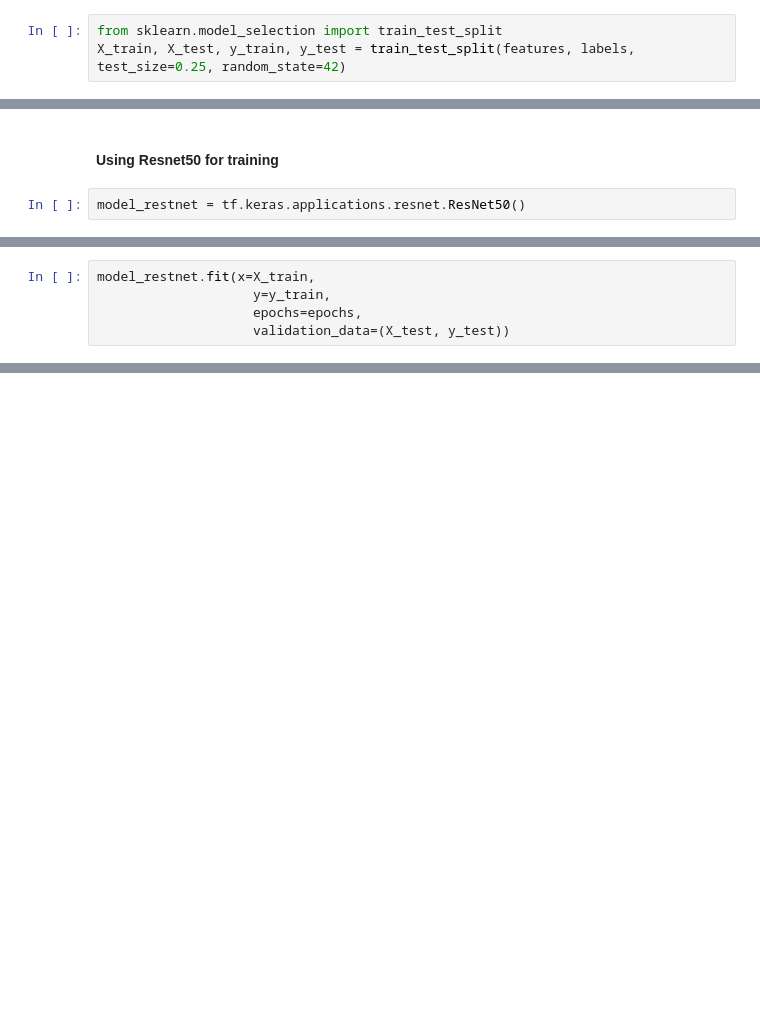
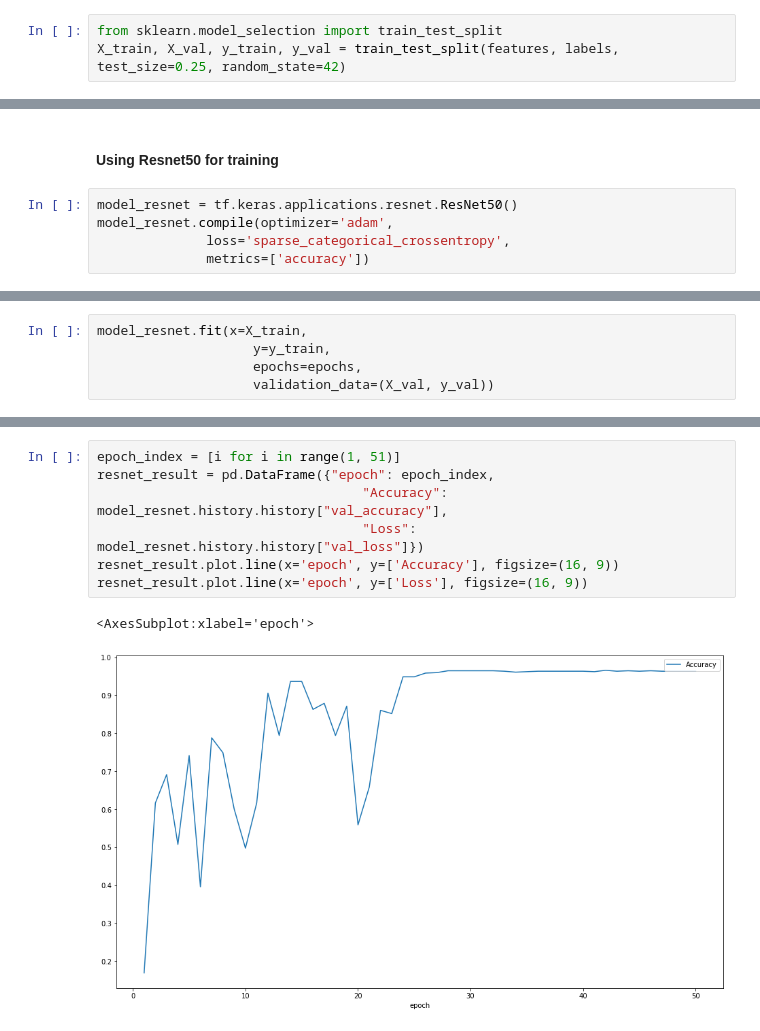
Before and after one commit to wesley0628/Brain_MRI_Image_Analysis, a Jupyter notebook: Brain_tumor_detection.ipynb, the cells around one changed output, grey strips where cells are left out. Cells and saved outputs as stored; diff of their text form; blank space fills up the shorter version.

```diff
--- a/Brain_tumor_detection.ipynb
+++ b/Brain_tumor_detection.ipynb
@@ -33,7 +36,7 @@ features.shape
 #### split dataset into train and test
 # %%
 from sklearn.model_selection import train_test_split
-X_train, X_test, y_train, y_test = train_test_split(features, labels, test_size=0.25, random_state=42)
+X_train, X_val, y_train, y_val = train_test_split(features, labels, test_size=0.25, random_state=42)
 # %% [markdown]
 #### Use a simple CNN for training
 # %%
@@ -101,4 +110,7 @@ Epoch 20/20
 # %% [markdown]
 #### Using Resnet50 for training
 # %%
-model_restnet = tf.keras.applications.resnet.ResNet50()
+model_resnet = tf.keras.applications.resnet.ResNet50()
+model_resnet.compile(optimizer='adam',
+              loss='sparse_categorical_crossentropy',
+              metrics=['accuracy'])
@@ -109,6 +117,6 @@ model_restnet.compile(optimizer='adam',
 # %%
-model_restnet.fit(x=X_train,
+model_resnet.fit(x=X_train,
                     y=y_train,
                     epochs=epochs,
-                    validation_data=(X_test, y_test))
+                    validation_data=(X_val, y_val))
 # %% [output]
@@ -149,0 +141,10 @@ Epoch 20/20
+# %%
+epoch_index = [i for i in range(1, 51)]
+resnet_result = pd.DataFrame({"epoch": epoch_index,
+                                  "Accuracy": model_resnet.history.history["val_accuracy"],
+                                  "Loss": model_resnet.history.history["val_loss"]})
+resnet_result.plot.line(x='epoch', y=['Accuracy'], figsize=(16, 9))
+resnet_result.plot.line(x='epoch', y=['Loss'], figsize=(16, 9))
+# %% [output]
+<AxesSubplot:xlabel='epoch'>
+[figure, added]
```
Also changed, not shown: parts of 9 cells of this notebook.
